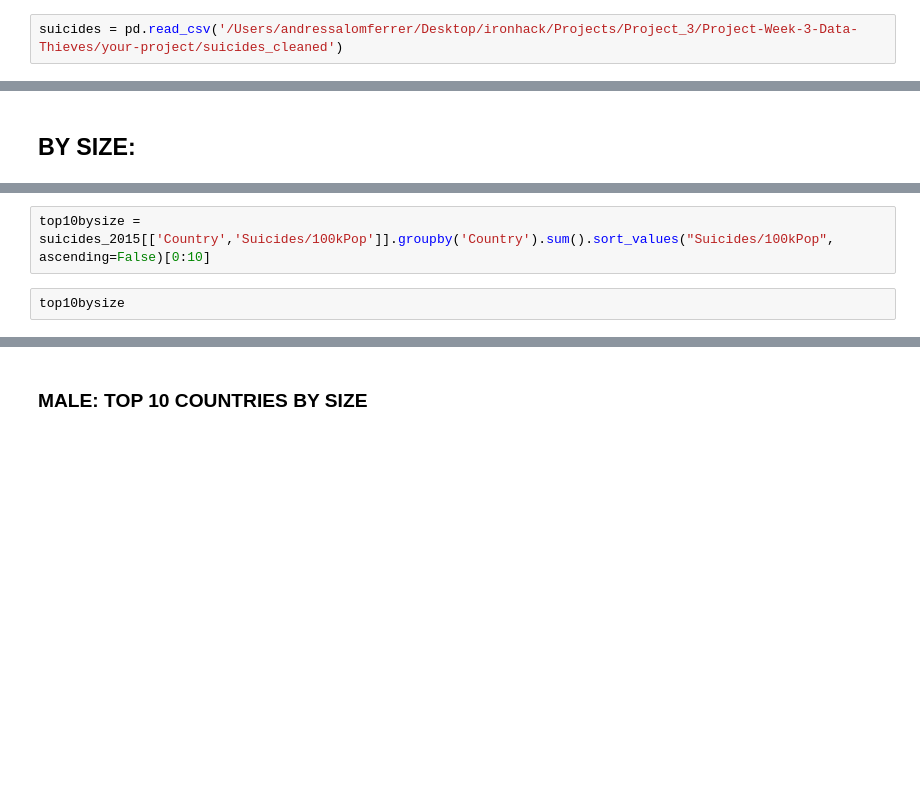
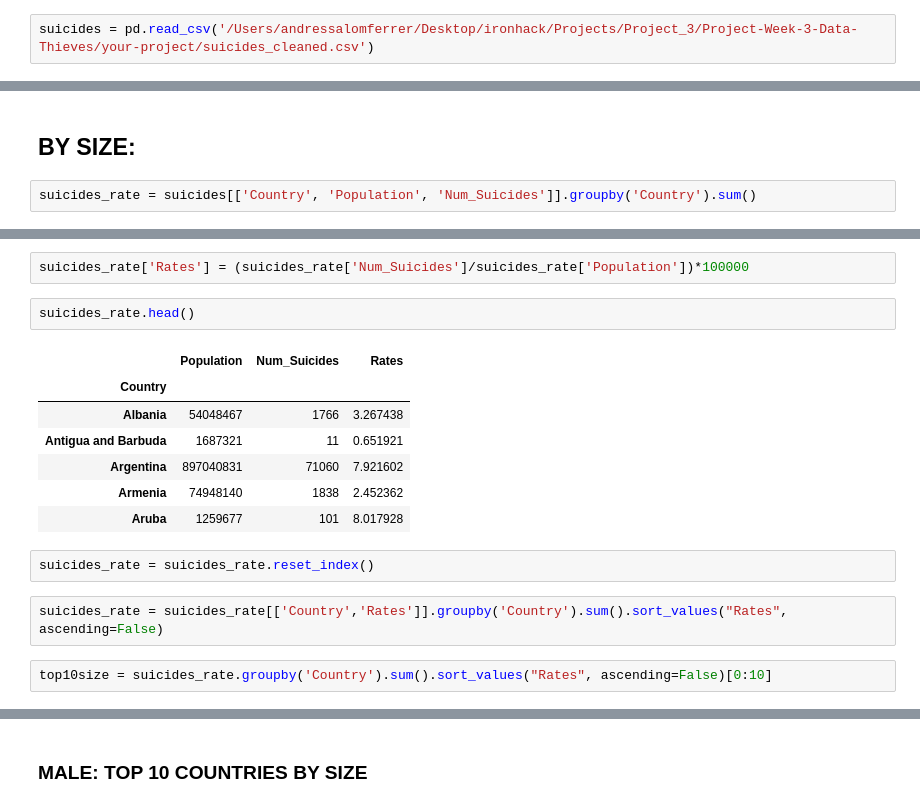
Before and after one commit to cinlaozdemir/Project-Week-3-Data-Thieves, a Jupyter notebook: your-project/Project3_DescStats-Copy2.ipynb, the cells around one changed output, grey strips where cells are left out. Cells and saved outputs as stored; diff of their text form; blank space fills up the shorter version.

```diff
--- a/your-project/Project3_DescStats-Copy2.ipynb
+++ b/your-project/Project3_DescStats-Copy2.ipynb
@@ -9,4 +9,4 @@ from sqlalchemy import create_engine
 # %% [markdown]
 # Importing dataset
 # %%
-suicides = pd.read_csv('/Users/andressalomferrer/Desktop/ironhack/Projects/Project_3/Project-Week-3-Data-Thieves/your-project/suicides_cleaned')
+suicides = pd.read_csv('/Users/andressalomferrer/Desktop/ironhack/Projects/Project_3/Project-Week-3-Data-Thieves/your-project/suicides_cleaned.csv')
@@ -111,2 +186,4 @@ set_intersection
 # %% [markdown]
 ## BY SIZE:
+# %%
+suicides_rate = suicides[['Country', 'Population', 'Num_Suicides']].groupby('Country').sum()
@@ -113,4 +200,18 @@ set_intersection
+# %%
+suicides_rate['Rates'] = (suicides_rate['Num_Suicides']/suicides_rate['Population'])*100000
+# %%
+suicides_rate.head()
+# %% [output]
+|  | Population | Num_Suicides | Rates |
+| Country |  |  |  |
+| Albania | 54048467 | 1766 | 3.267438 |
+| Antigua and Barbuda | 1687321 | 11 | 0.651921 |
+| Argentina | 897040831 | 71060 | 7.921602 |
+| Armenia | 74948140 | 1838 | 2.452362 |
+| Aruba | 1259677 | 101 | 8.017928 |
+# %%
+suicides_rate = suicides_rate.reset_index()
+# %%
+suicides_rate = suicides_rate[['Country','Rates']].groupby('Country').sum().sort_values("Rates", ascending=False)
 # %%
-top10bysize = suicides_2015[['Country','Suicides/100kPop']].groupby('Country').sum().sort_values("Suicides/100kPop", ascending=False)[0:10]
+top10size = suicides_rate.groupby('Country').sum().sort_values("Rates", ascending=False)[0:10]
-# %%
-top10bysize
```
Also changed, not shown: parts of 44 cells of this notebook, 3 other files.
